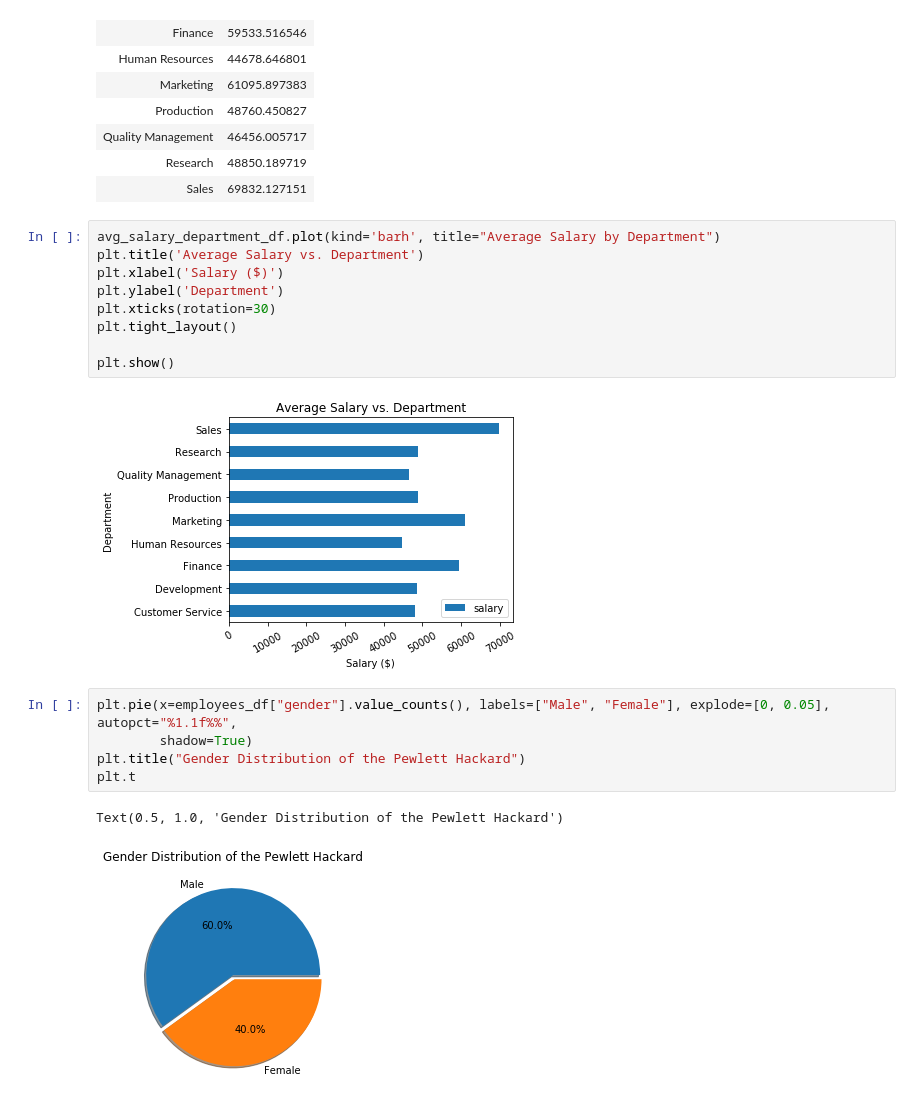
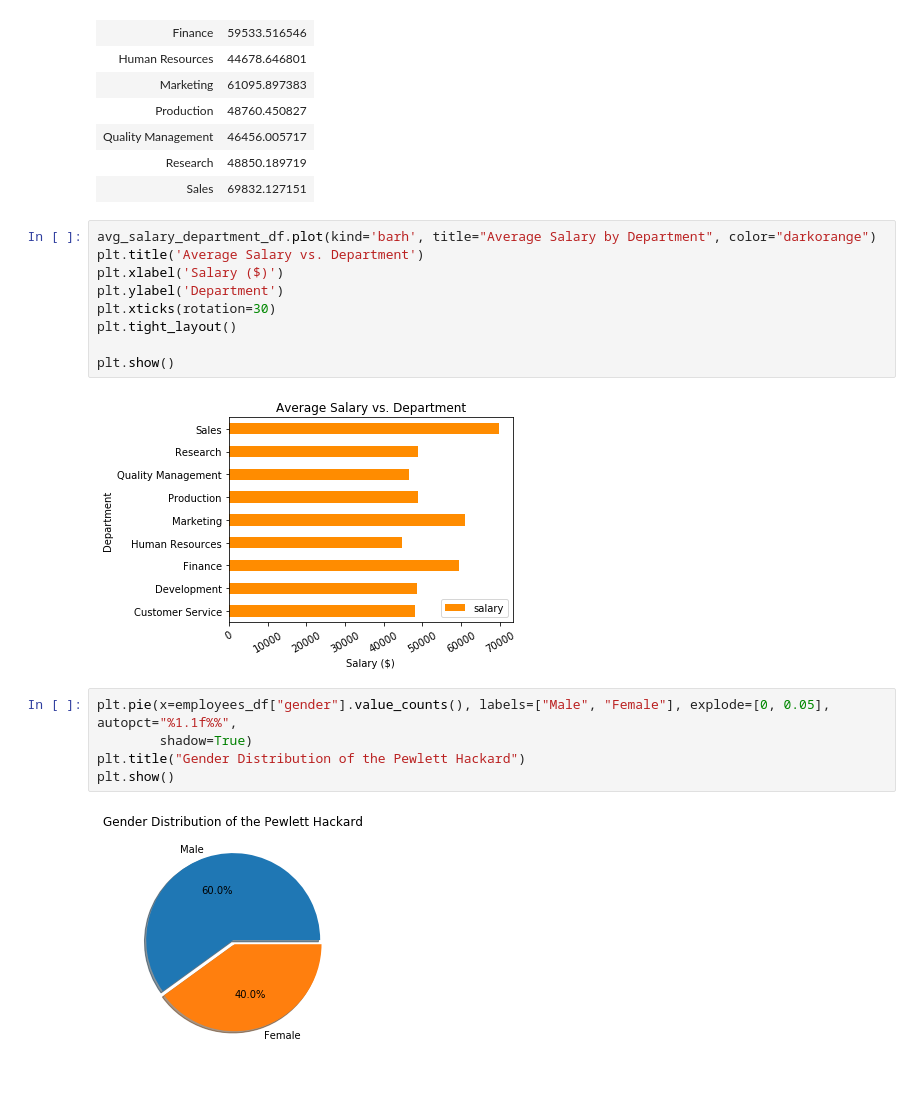
Before and after one commit to camiloibanez/Employee-Payroll-Analysis, a Jupyter notebook: EmployeeSQL/Employee data.ipynb, the cells around one changed output. Saved outputs shown, nothing was run; the diff lists cells and outputs as text.

```diff
--- a/EmployeeSQL/Employee data.ipynb
+++ b/EmployeeSQL/Employee data.ipynb
@@ -109,21 +110,20 @@ avg_salary_department_df.head(10)
 | Research | 48850.189719 |
 | Sales | 69832.127151 |
 # %%
-avg_salary_department_df.plot(kind='barh', title="Average Salary by Department")
+avg_salary_department_df.plot(kind='barh', title="Average Salary by Department", color="darkorange")
 plt.title('Average Salary vs. Department')
 plt.xlabel('Salary ($)')
 plt.ylabel('Department')
 plt.xticks(rotation=30)
 plt.tight_layout()
 
 plt.show()
 # %% [output]
-[figure, old version]
+[figure, new version]
 # %%
 plt.pie(x=employees_df["gender"].value_counts(), labels=["Male", "Female"], explode=[0, 0.05], autopct="%1.1f%%",
         shadow=True)
 plt.title("Gender Distribution of the Pewlett Hackard")
-plt.t
+plt.show()
 # %% [output]
-Text(0.5, 1.0, 'Gender Distribution of the Pewlett Hackard')
 [figure]
```
Also changed, not shown: parts of 3 cells of this notebook.
